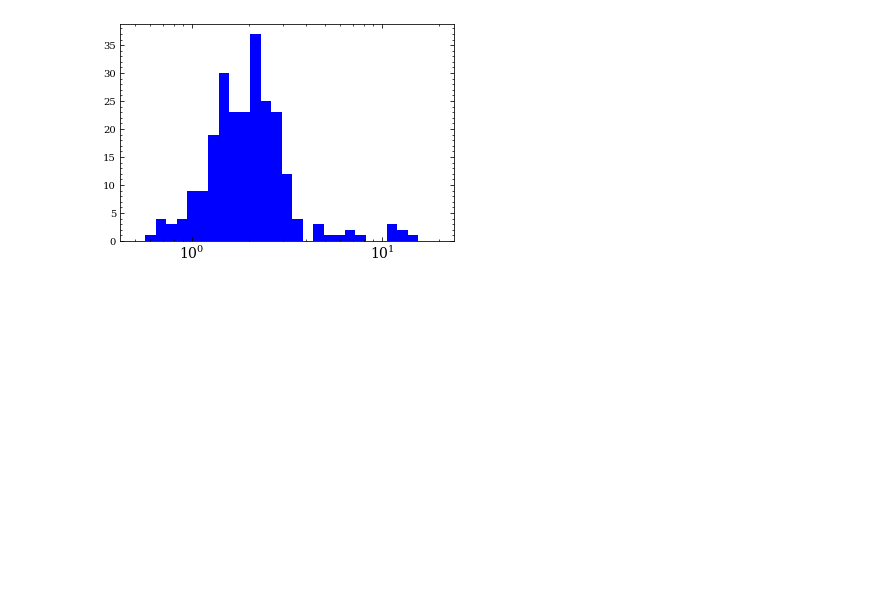
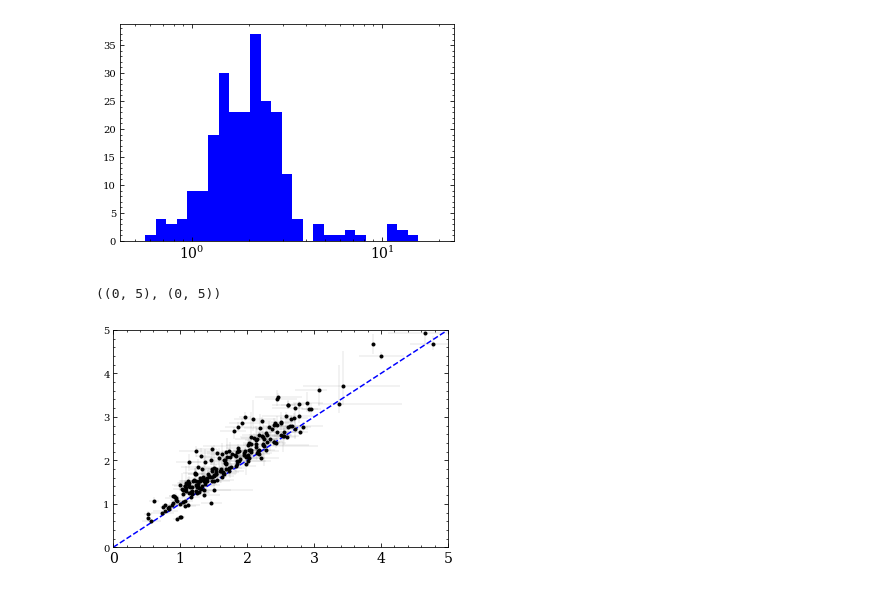
Before and after one commit to r-cloutier/mdwarfparams, a Jupyter notebook: data_playground.ipynb, the cells around one changed output. Cells and saved outputs as stored; diff of their text form; code cells hidden in the pictures; blank space fills up the shorter version.

```diff
--- a/data_playground.ipynb
+++ b/data_playground.ipynb
@@ -99,3 +140,11 @@ plt.hist(self.rpsG[g], bins=rpbins), plt.xscale('log')
   <a list of 29 Patch objects>),
  None)
 [figure]
+# %%
+plt.errorbar(self.rpsN_calc, self.rpsG, xerr=[self.lrpsN_calc,self.urpsN_calc],
+             yerr=[self.lrpsG,self.urpsG], fmt='k.', elinewidth=.1)
+plt.plot([0,5],[0,5],'b--')
+plt.xlim((0,5)), plt.ylim((0,5))
+# %% [output]
+((0, 5), (0, 5))
+[figure, added]
```
Also changed, not shown: parts of 3 cells of this notebook, 3 other files.
